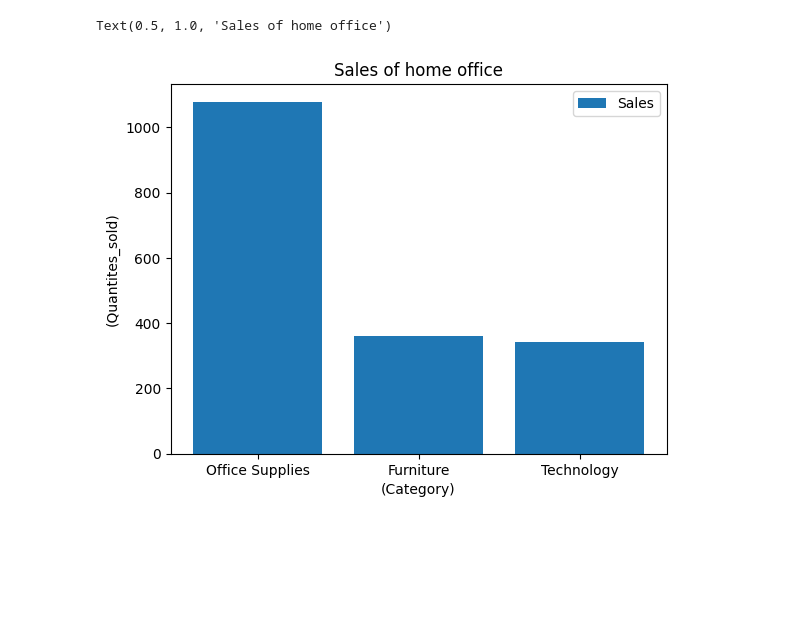
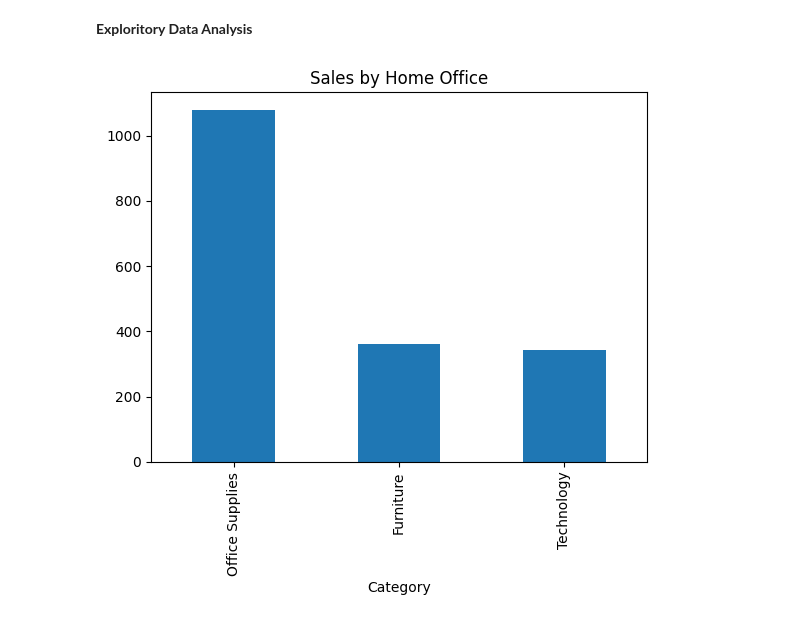
Before and after one commit to ankitg-02/sales_analysis, a Jupyter notebook: Home_Office.ipynb, the cells around one changed output. Cells and saved outputs as stored; diff of their text form; code cells hidden in the pictures; blank space fills up the shorter version.

```diff
--- a/Home_Office.ipynb
+++ b/Home_Office.ipynb
@@ -132,9 +117,9 @@ print(Home_Office_quantity)
-# %%
-plt.xlabel('(Category)')
-plt.ylabel('(Quantites_sold)')
-plt.bar(Home_Office_category,Home_Office_quantity,label="Sales")
-plt.legend()
-plt.title("Sales of home office")
-# %% [output]
-Text(0.5, 1.0, 'Sales of home office')
-[figure, removed]
+# %% [markdown]
+**Exploritory Data Analysis**
+# %%
+#category-wise sales distribution by home office
+home_office_mod['Category'].value_counts().plot(kind='bar')
+plt.title("Sales by Home Office")
+plt.show()
+# %% [output]
+[figure, added]
```
Also changed, not shown: parts of 20 cells of this notebook.
